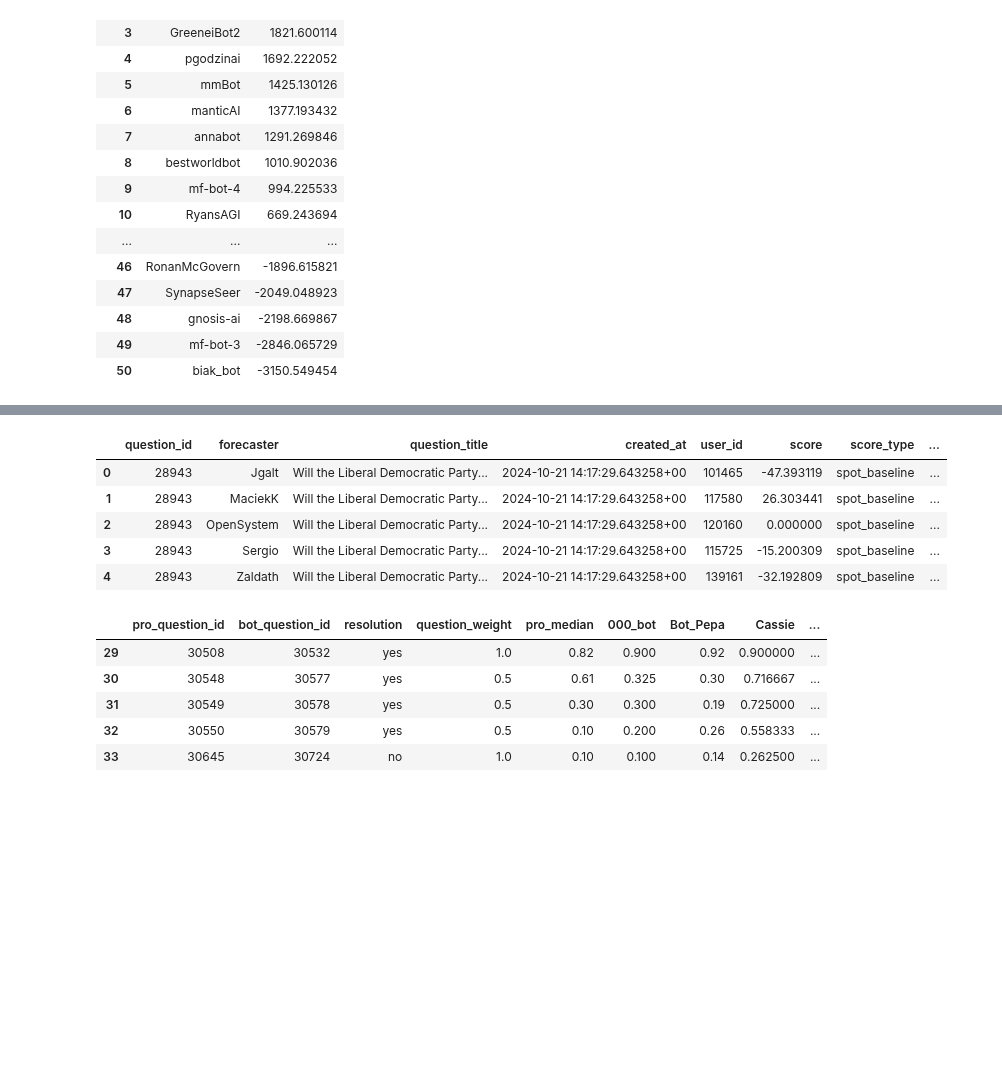
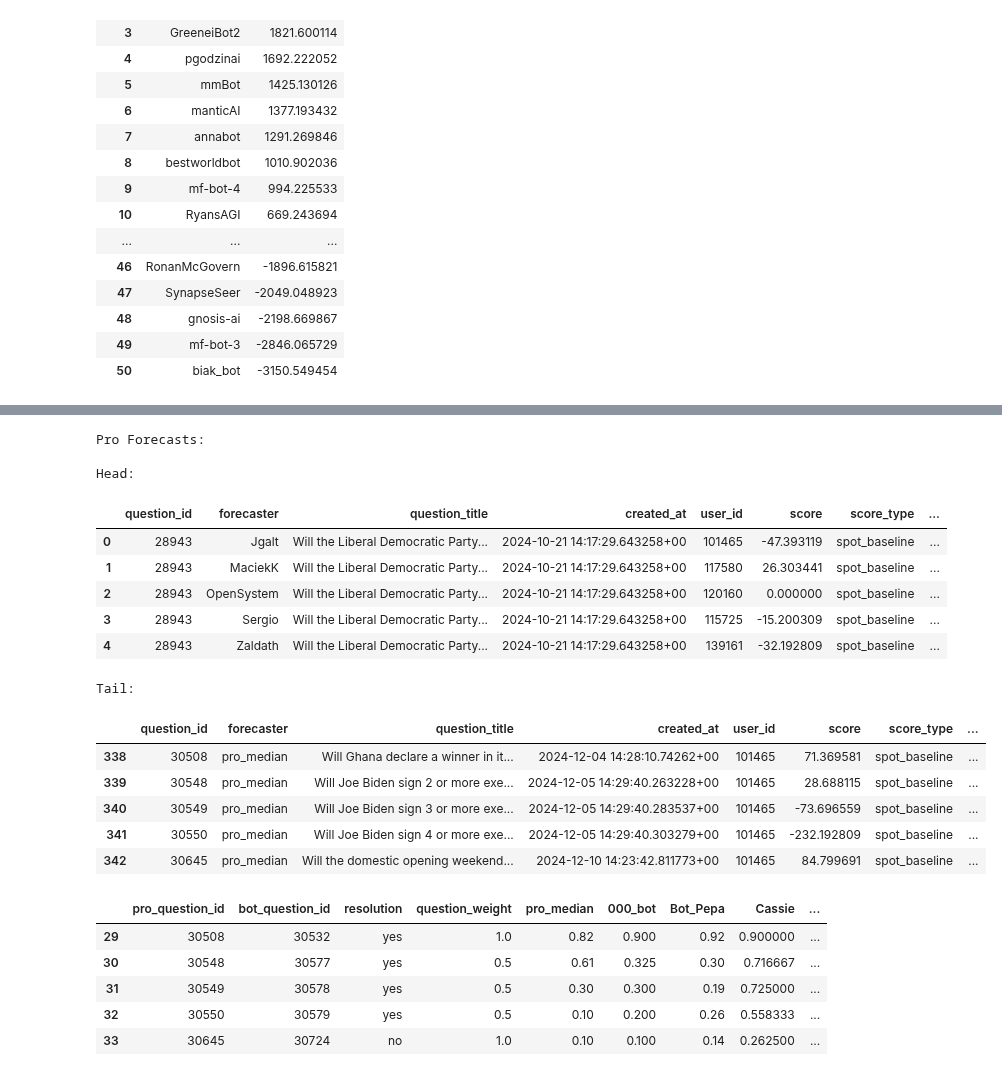
Before and after one commit to Metaculus/aib-analysis, a Jupyter notebook: Copy_of_AI_BENCHMARKING_LEADERBOARDS.ipynb, the cells around one changed output, grey strips where cells are left out. Drawn from its saved outputs; the diff is of its cells as text; code cells hidden in the pictures; blank space fills up the shorter version.

```diff
--- a/Copy_of_AI_BENCHMARKING_LEADERBOARDS.ipynb
+++ b/Copy_of_AI_BENCHMARKING_LEADERBOARDS.ipynb
@@ -497,11 +585,11 @@ df_bot_peer_wide = make_wide(df_bot_peer)
 # %%
 ################ CONVERT BASELINE SCORE TO FORECAST ###################
 
-def convert_baseline_to_forecasts(df):
+def convert_baseline_to_forecasts(df: pd.DataFrame) -> pd.DataFrame:
     # Assumes columns: 'bot_question_id' 'resolution'
     result_df = df.copy()
 
-    def score_to_forecast(score, resolution):
+    def score_to_forecast(score: float, resolution: str) -> float:
         if resolution == 'yes':
             return 2 ** (score/100 - 1)
         else:
@@ -666,7 +782,7 @@ df_bot_scores = df_bot_scores[df_bot_scores['score_type'] == 'spot_baseline']
 """
 WARNING: This may not exclude early closers.
 
-df_pro_baseline: Spot Baseline scoes for all pros & pro_median
+df_pro_baseline: Spot Baseline scores for all pros & pro_median
 
 df_pro_forecasts: Spot forecasts for all pros & pro_median
 """
@@ -686,34 +802,46 @@ df_pro_forecasts: Spot forecasts for all pros & pro_median
 #new_column_order = ['pro_question_id', 'pro_median'] + all_columns
 #df_pivoted = df_pivoted[new_column_order]
 #df_pro_baseline = df_pivoted
 #df_pro_baseline['pro_question_id'] = pd.to_numeric(df_pro_baseline['pro_question_id'], errors='coerce')
 
 
 #print(f"Shape of df_pro_baseline: {df_pro_baseline.shape}")
 #print(df_pro_baseline.columns)
 
 
 #df_temp = pd.merge(
     #df_pro_baseline,
     #df_pro_scores[['pro_question_id', 'resolution']],
     #on='pro_question_id',
     #how='left'
 #)
 
 df_pro_forecasts = convert_baseline_to_forecasts(df_pro_scores)
 df_pro_forecasts = df_pro_forecasts.drop('resolution', axis=1)
+# Ben: At this point, there are a lot of different dataframes that exist, and I'm not super sure what each one is for. I'm guessing I'll figure out later, but there are a lot of variations on the same data. Part of me feels like it would be best to put it all into one giant dataframe, and then process it in charts later on in dedicated functions that manipulate the data for a specific chart. Right now I have no idea which dataframes contain which columns/filters just by looking at the name, which makes it harder to track what is happening.
 
-df_pro_forecasts.head()
+
+display_head_and_tail(df_pro_forecasts, "Pro Forecasts")
 
 #print(f"Shape of df_pro_forecasts: {df_pro_forecasts.shape}")
 #print(df_pro_forecasts.columns)
 # %% [output]
+Pro Forecasts:
+
+Head:
 |  | question_id | forecaster | question_title | created_at | user_id | score | score_type | ... |
 | 0 | 28943 | Jgalt | Will the Liberal Democratic Party... | 2024-10-21 14:17:29.643258+00 | 101465 | -47.393119 | spot_baseline | ... |
 | 1 | 28943 | MaciekK | Will the Liberal Democratic Party... | 2024-10-21 14:17:29.643258+00 | 117580 | 26.303441 | spot_baseline | ... |
 | 2 | 28943 | OpenSystem | Will the Liberal Democratic Party... | 2024-10-21 14:17:29.643258+00 | 120160 | 0.000000 | spot_baseline | ... |
 | 3 | 28943 | Sergio | Will the Liberal Democratic Party... | 2024-10-21 14:17:29.643258+00 | 115725 | -15.200309 | spot_baseline | ... |
 | 4 | 28943 | Zaldath | Will the Liberal Democratic Party... | 2024-10-21 14:17:29.643258+00 | 139161 | -32.192809 | spot_baseline | ... |
+Tail:
+|  | question_id | forecaster | question_title | created_at | user_id | score | score_type | ... |
+| 338 | 30508 | pro_median | Will Ghana declare a winner in it... | 2024-12-04 14:28:10.74262+00 | 101465 | 71.369581 | spot_baseline | ... |
+| 339 | 30548 | pro_median | Will Joe Biden sign 2 or more exe... | 2024-12-05 14:29:40.263228+00 | 101465 | 28.688115 | spot_baseline | ... |
+| 340 | 30549 | pro_median | Will Joe Biden sign 3 or more exe... | 2024-12-05 14:29:40.283537+00 | 101465 | -73.696559 | spot_baseline | ... |
+| 341 | 30550 | pro_median | Will Joe Biden sign 4 or more exe... | 2024-12-05 14:29:40.303279+00 | 101465 | -232.192809 | spot_baseline | ... |
+| 342 | 30645 | pro_median | Will the domestic opening weekend... | 2024-12-10 14:23:42.811773+00 | 101465 | 84.799691 | spot_baseline | ... |
 # %%
 # @title Create df_pro_bot_forecasts, df_bot_vs_pro_peer, df_bot_vs_pro_leaderboard, df_bot_vs_pro_weighted_leaderboard
 
```
Also changed, not shown: parts of 15 cells of this notebook, 1 other file.
